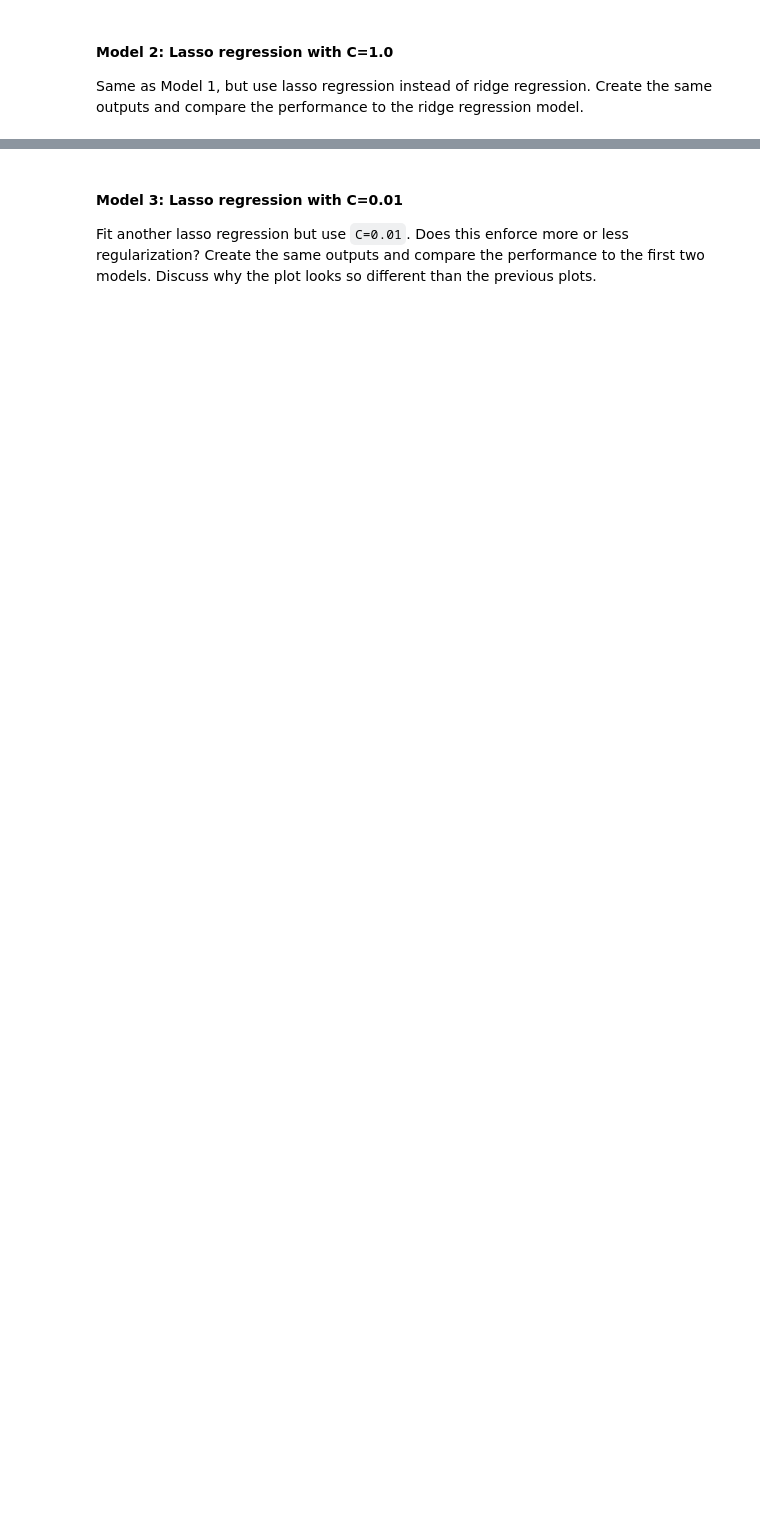
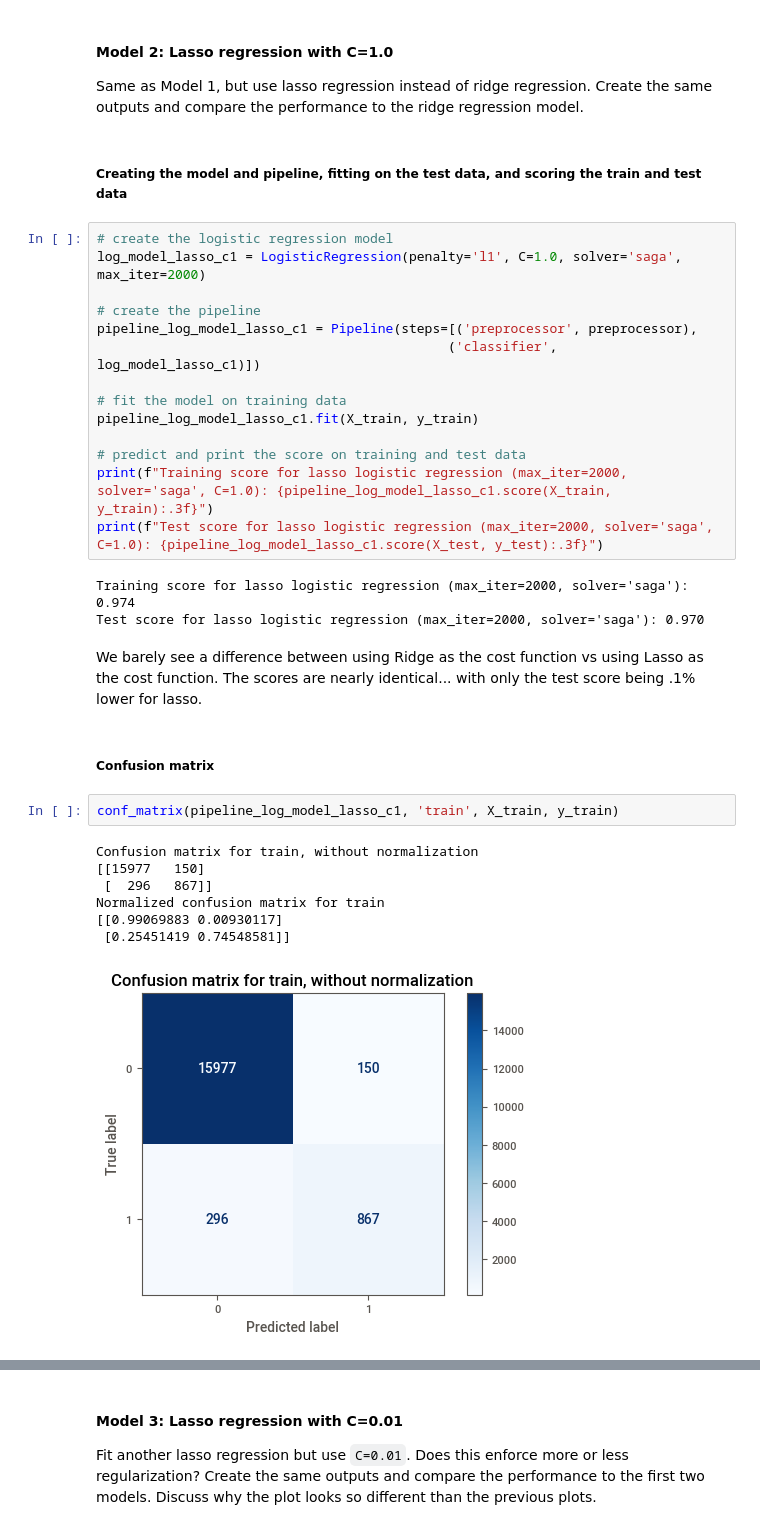
Before and after one commit to dimasmoosa/HW1_KC_HouseSales, a Jupyter notebook: aap_hw1_s22_sklearn.ipynb, the cells around one changed output, grey strips where cells are left out. Drawn from its saved outputs; the diff is of its cells as text; blank space fills up the shorter version.

```diff
--- a/aap_hw1_s22_sklearn.ipynb
+++ b/aap_hw1_s22_sklearn.ipynb
@@ -425,3 +623,36 @@ to make a few modifications because we only have one set of coefficients (since
 #### Model 2: Lasso regression with C=1.0
 
 Same as Model 1, but use lasso regression instead of ridge regression. Create the same outputs and compare the performance to the ridge regression model.
+# %% [markdown]
+##### Creating the model and pipeline, fitting on the test data, and scoring the train and test data
+# %%
+# create the logistic regression model
+log_model_lasso_c1 = LogisticRegression(penalty='l1', C=1.0, solver='saga', max_iter=2000)
+
+# create the pipeline
+pipeline_log_model_lasso_c1 = Pipeline(steps=[('preprocessor', preprocessor),
+                                             ('classifier', log_model_lasso_c1)])
+
+# fit the model on training data
+pipeline_log_model_lasso_c1.fit(X_train, y_train)
+
+# predict and print the score on training and test data
+print(f"Training score for lasso logistic regression (max_iter=2000, solver='saga', C=1.0): {pipeline_log_model_lasso_c1.score(X_train, y_train):.3f}")
+print(f"Test score for lasso logistic regression (max_iter=2000, solver='saga', C=1.0): {pipeline_log_model_lasso_c1.score(X_test, y_test):.3f}")
+# %% [output]
+Training score for lasso logistic regression (max_iter=2000, solver='saga'): 0.974
+Test score for lasso logistic regression (max_iter=2000, solver='saga'): 0.970
+# %% [markdown]
+We barely see a difference between using Ridge as the cost function vs using Lasso as the cost function. The scores are nearly identical... with only the test score being .1% lower for lasso.
+# %% [markdown]
+##### Confusion matrix
+# %%
+conf_matrix(pipeline_log_model_lasso_c1, 'train', X_train, y_train)
+# %% [output]
+Confusion matrix for train, without normalization
+[[15977   150]
+ [  296   867]]
+Normalized confusion matrix for train
+[[0.99069883 0.00930117]
+ [0.25451419 0.74548581]]
+[figure, added]
```
Also changed, not shown: parts of 75 cells of this notebook.
